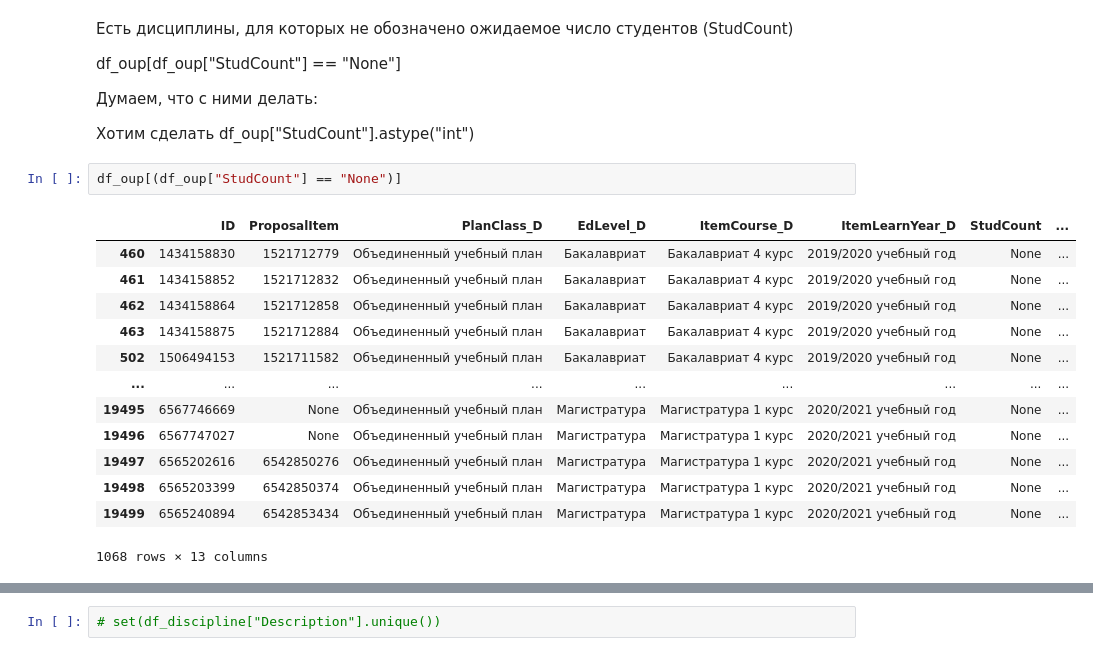
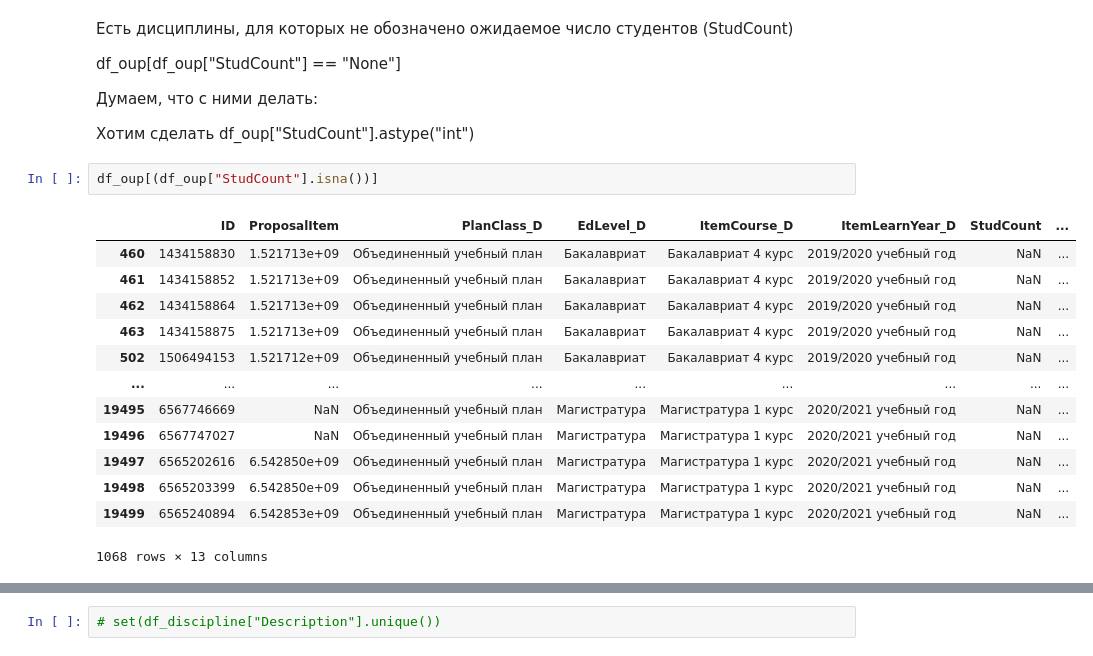
Before and after one commit to LenaMartinson/ML_project, a Jupyter notebook: Work_with data.ipynb, the cells around one changed output, grey strips where cells are left out. Drawn from its saved outputs; the diff is of its cells as text.

```diff
--- a/Work_with data.ipynb
+++ b/Work_with data.ipynb
@@ -67,20 +59,20 @@ df_oup[df_oup["StudCount"] == "None"]
 
 Хотим сделать df_oup["StudCount"].astype("int")
 # %%
-df_oup[(df_oup["StudCount"] == "None")]
+df_oup[(df_oup["StudCount"].isna())]
 # %% [output]
 |  | ID | ProposalItem | PlanClass_D | EdLevel_D | ItemCourse_D | ItemLearnYear_D | StudCount | ... |
-| 460 | 1434158830 | 1521712779 | Объединенный учебный план | Бакалавриат | Бакалавриат 4 курс | 2019/2020 учебный год | None | ... |
-| 461 | 1434158852 | 1521712832 | Объединенный учебный план | Бакалавриат | Бакалавриат 4 курс | 2019/2020 учебный год | None | ... |
-| 462 | 1434158864 | 1521712858 | Объединенный учебный план | Бакалавриат | Бакалавриат 4 курс | 2019/2020 учебный год | None | ... |
-| 463 | 1434158875 | 1521712884 | Объединенный учебный план | Бакалавриат | Бакалавриат 4 курс | 2019/2020 учебный год | None | ... |
-| 502 | 1506494153 | 1521711582 | Объединенный учебный план | Бакалавриат | Бакалавриат 4 курс | 2019/2020 учебный год | None | ... |
+| 460 | 1434158830 | 1.521713e+09 | Объединенный учебный план | Бакалавриат | Бакалавриат 4 курс | 2019/2020 учебный год | NaN | ... |
+| 461 | 1434158852 | 1.521713e+09 | Объединенный учебный план | Бакалавриат | Бакалавриат 4 курс | 2019/2020 учебный год | NaN | ... |
+| 462 | 1434158864 | 1.521713e+09 | Объединенный учебный план | Бакалавриат | Бакалавриат 4 курс | 2019/2020 учебный год | NaN | ... |
+| 463 | 1434158875 | 1.521713e+09 | Объединенный учебный план | Бакалавриат | Бакалавриат 4 курс | 2019/2020 учебный год | NaN | ... |
+| 502 | 1506494153 | 1.521712e+09 | Объединенный учебный план | Бакалавриат | Бакалавриат 4 курс | 2019/2020 учебный год | NaN | ... |
 | ... | ... | ... | ... | ... | ... | ... | ... | ... |
-| 19495 | 6567746669 | None | Объединенный учебный план | Магистратура | Магистратура 1 курс | 2020/2021 учебный год | None | ... |
-| 19496 | 6567747027 | None | Объединенный учебный план | Магистратура | Магистратура 1 курс | 2020/2021 учебный год | None | ... |
-| 19497 | 6565202616 | 6542850276 | Объединенный учебный план | Магистратура | Магистратура 1 курс | 2020/2021 учебный год | None | ... |
-| 19498 | 6565203399 | 6542850374 | Объединенный учебный план | Магистратура | Магистратура 1 курс | 2020/2021 учебный год | None | ... |
-| 19499 | 6565240894 | 6542853434 | Объединенный учебный план | Магистратура | Магистратура 1 курс | 2020/2021 учебный год | None | ... |
+| 19495 | 6567746669 | NaN | Объединенный учебный план | Магистратура | Магистратура 1 курс | 2020/2021 учебный год | NaN | ... |
+| 19496 | 6567747027 | NaN | Объединенный учебный план | Магистратура | Магистратура 1 курс | 2020/2021 учебный год | NaN | ... |
+| 19497 | 6565202616 | 6.542850e+09 | Объединенный учебный план | Магистратура | Магистратура 1 курс | 2020/2021 учебный год | NaN | ... |
+| 19498 | 6565203399 | 6.542850e+09 | Объединенный учебный план | Магистратура | Магистратура 1 курс | 2020/2021 учебный год | NaN | ... |
+| 19499 | 6565240894 | 6.542853e+09 | Объединенный учебный план | Магистратура | Магистратура 1 курс | 2020/2021 учебный год | NaN | ... |
 1068 rows × 13 columns
 # %%
 plt.figure(figsize=(5, 5))
```
Also changed, not shown: parts of 60 cells of this notebook, 2 other files.
